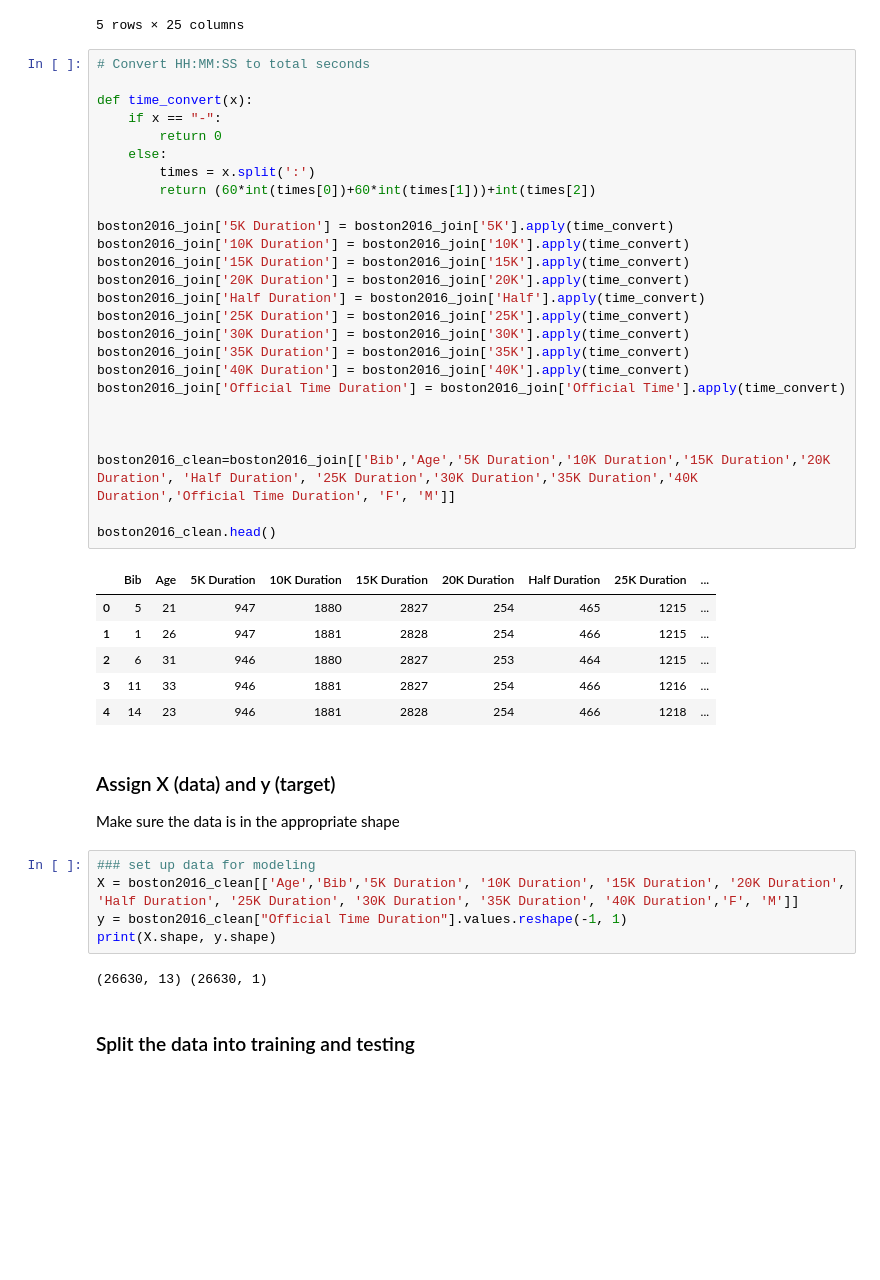
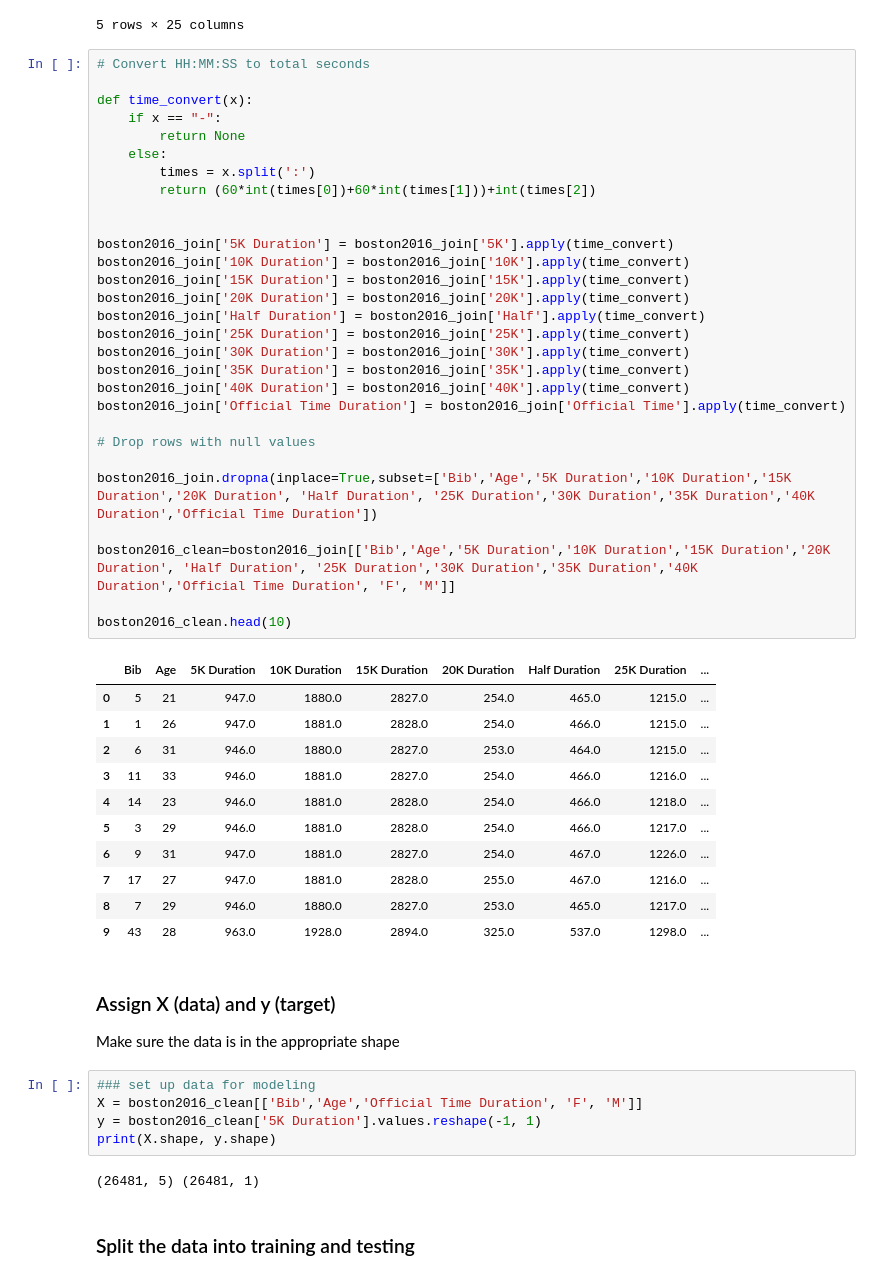
Before and after one commit to amcm29/MachineLearning_Marathon, a Jupyter notebook: boston_model.ipynb, the cells around one changed output. Cells and saved outputs as stored; diff of their text form; blank space fills up the shorter version.

```diff
--- a/boston_model.ipynb
+++ b/boston_model.ipynb
@@ -49,46 +49,54 @@ boston2016_join.head()
 # %%
 # Convert HH:MM:SS to total seconds
 
 def time_convert(x):
     if x == "-":
-        return 0
+        return None
     else:
         times = x.split(':')
         return (60*int(times[0])+60*int(times[1]))+int(times[2])
+
 
 boston2016_join['5K Duration'] = boston2016_join['5K'].apply(time_convert)
 boston2016_join['10K Duration'] = boston2016_join['10K'].apply(time_convert)
 boston2016_join['15K Duration'] = boston2016_join['15K'].apply(time_convert)
 boston2016_join['20K Duration'] = boston2016_join['20K'].apply(time_convert)
 boston2016_join['Half Duration'] = boston2016_join['Half'].apply(time_convert)
 boston2016_join['25K Duration'] = boston2016_join['25K'].apply(time_convert)
 boston2016_join['30K Duration'] = boston2016_join['30K'].apply(time_convert)
 boston2016_join['35K Duration'] = boston2016_join['35K'].apply(time_convert)
 boston2016_join['40K Duration'] = boston2016_join['40K'].apply(time_convert)
 boston2016_join['Official Time Duration'] = boston2016_join['Official Time'].apply(time_convert)
 
+# Drop rows with null values
 
+boston2016_join.dropna(inplace=True,subset=['Bib','Age','5K Duration','10K Duration','15K Duration','20K Duration', 'Half Duration', '25K Duration','30K Duration','35K Duration','40K Duration','Official Time Duration'])
 
 boston2016_clean=boston2016_join[['Bib','Age','5K Duration','10K Duration','15K Duration','20K Duration', 'Half Duration', '25K Duration','30K Duration','35K Duration','40K Duration','Official Time Duration', 'F', 'M']]
 
-boston2016_clean.head()
+boston2016_clean.head(10)
 # %% [output]
 |  | Bib | Age | 5K Duration | 10K Duration | 15K Duration | 20K Duration | Half Duration | 25K Duration | ... |
-| 0 | 5 | 21 | 947 | 1880 | 2827 | 254 | 465 | 1215 | ... |
-| 1 | 1 | 26 | 947 | 1881 | 2828 | 254 | 466 | 1215 | ... |
-| 2 | 6 | 31 | 946 | 1880 | 2827 | 253 | 464 | 1215 | ... |
-| 3 | 11 | 33 | 946 | 1881 | 2827 | 254 | 466 | 1216 | ... |
-| 4 | 14 | 23 | 946 | 1881 | 2828 | 254 | 466 | 1218 | ... |
+| 0 | 5 | 21 | 947.0 | 1880.0 | 2827.0 | 254.0 | 465.0 | 1215.0 | ... |
+| 1 | 1 | 26 | 947.0 | 1881.0 | 2828.0 | 254.0 | 466.0 | 1215.0 | ... |
+| 2 | 6 | 31 | 946.0 | 1880.0 | 2827.0 | 253.0 | 464.0 | 1215.0 | ... |
+| 3 | 11 | 33 | 946.0 | 1881.0 | 2827.0 | 254.0 | 466.0 | 1216.0 | ... |
+| 4 | 14 | 23 | 946.0 | 1881.0 | 2828.0 | 254.0 | 466.0 | 1218.0 | ... |
+| 5 | 3 | 29 | 946.0 | 1881.0 | 2828.0 | 254.0 | 466.0 | 1217.0 | ... |
+| 6 | 9 | 31 | 947.0 | 1881.0 | 2827.0 | 254.0 | 467.0 | 1226.0 | ... |
+| 7 | 17 | 27 | 947.0 | 1881.0 | 2828.0 | 255.0 | 467.0 | 1216.0 | ... |
+| 8 | 7 | 29 | 946.0 | 1880.0 | 2827.0 | 253.0 | 465.0 | 1217.0 | ... |
+| 9 | 43 | 28 | 963.0 | 1928.0 | 2894.0 | 325.0 | 537.0 | 1298.0 | ... |
 # %% [markdown]
 ### Assign X (data) and y (target)
 Make sure the data is in the appropriate shape
 # %%
 ### set up data for modeling
-X = boston2016_clean[['Age','Bib','5K Duration', '10K Duration', '15K Duration', '20K Duration', 'Half Duration', '25K Duration', '30K Duration', '35K Duration', '40K Duration','F', 'M']]
-y = boston2016_clean["Official Time Duration"].values.reshape(-1, 1)
+X = boston2016_clean[['Bib','Age','Official Time Duration', 'F', 'M']]
+y = boston2016_clean['5K Duration'].values.reshape(-1, 1)
 print(X.shape, y.shape)
 # %% [output]
-(26630, 13) (26630, 1)
+(26481, 5) (26481, 1)
 # %% [markdown]
 ### Split the data into training and testing
 # %%
```
Also changed, not shown: parts of 19 cells of this notebook.
